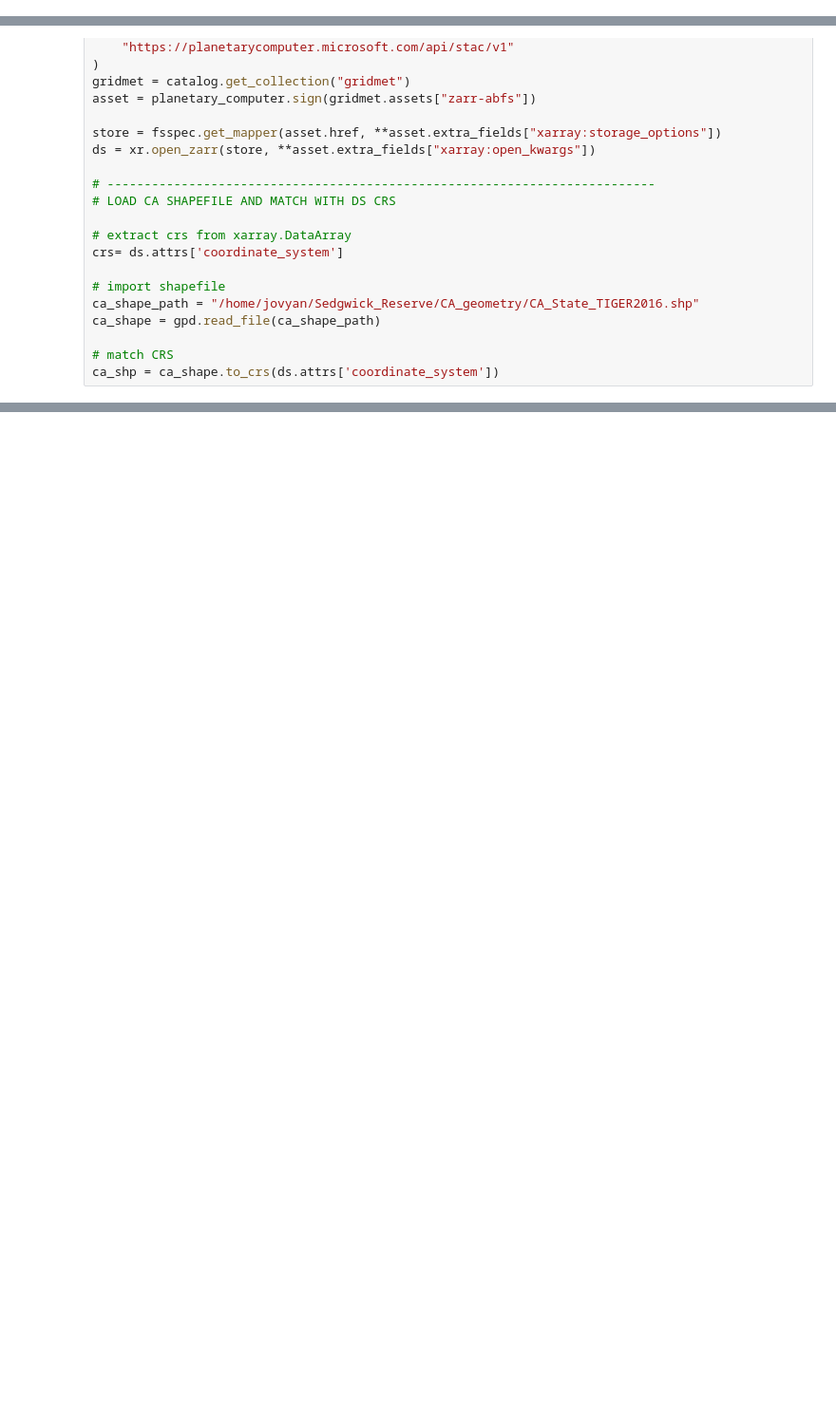
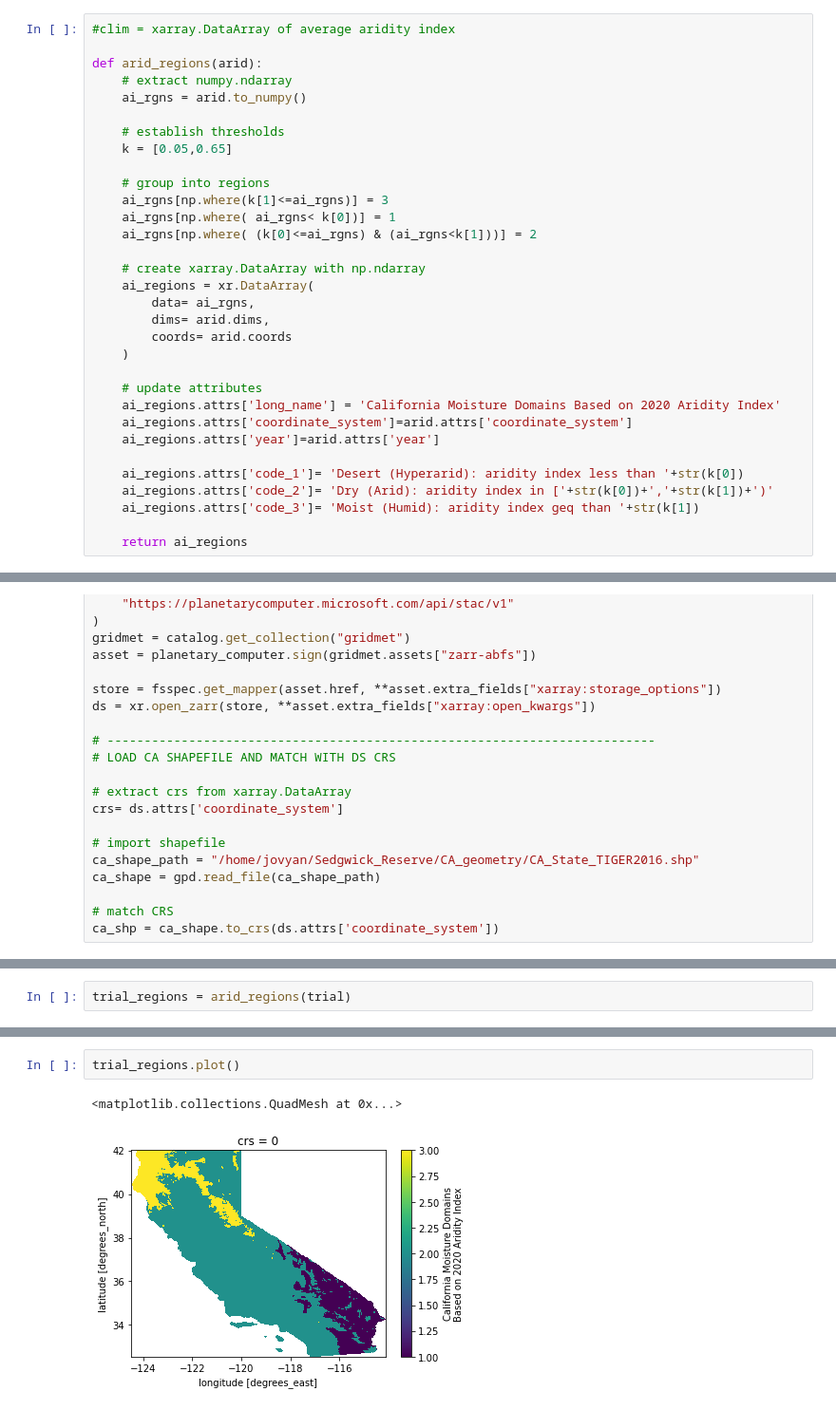
Before and after one commit to carmengg/PlanetComp_aridity_layer, a Jupyter notebook: ca_aridity_FUNCTIONS.ipynb, the cells around one changed output, grey strips where cells are left out. Shown at 95% size. Cells and saved outputs as stored; diff of their text form; blank space fills up the shorter version.

Commit message:
Looking for difference between trial and function generated ai

```diff
--- a/ca_aridity_FUNCTIONS.ipynb
+++ b/ca_aridity_FUNCTIONS.ipynb
@@ -65,5 +72,37 @@ def aridity_index(ds,year,n,ca_shp):
 
     return ai
+# %%
+#clim = xarray.DataArray of average aridity index
+
+def arid_regions(arid):
+    # extract numpy.ndarray
+    ai_rgns = arid.to_numpy()
+
+    # establish thresholds
+    k = [0.05,0.65]
+
+    # group into regions
+    ai_rgns[np.where(k[1]<=ai_rgns)] = 3
+    ai_rgns[np.where( ai_rgns< k[0])] = 1
+    ai_rgns[np.where( (k[0]<=ai_rgns) & (ai_rgns<k[1]))] = 2
+
+    # create xarray.DataArray with np.ndarray
+    ai_regions = xr.DataArray(
+        data= ai_rgns,
+        dims= arid.dims,
+        coords= arid.coords
+    )
+
+    # update attributes
+    ai_regions.attrs['long_name'] = 'California Moisture Domains Based on 2020 Aridity Index'
+    ai_regions.attrs['coordinate_system']=arid.attrs['coordinate_system']
+    ai_regions.attrs['year']=arid.attrs['year']
+
+    ai_regions.attrs['code_1']= 'Desert (Hyperarid): aridity index less than '+str(k[0])
+    ai_regions.attrs['code_2']= 'Dry (Arid): aridity index in ['+str(k[0])+','+str(k[1])+')'
+    ai_regions.attrs['code_3']= 'Moist (Humid): aridity index geq than '+str(k[1])
+
+    return ai_regions
 # %%
 # --------------------------------------------------------------------------
 # LOAD GRIDMET DATASET
@@ -124,0 +184,2 @@ trial.plot()
+# %%
+trial_regions = arid_regions(trial)
@@ -124,0 +208,5 @@ trial.plot()
+# %%
+trial_regions.plot()
+# %% [output]
+<matplotlib.collections.QuadMesh at 0x...>
+[figure, added]
```
Also changed, not shown: parts of 9 cells of this notebook, 1 other file.
